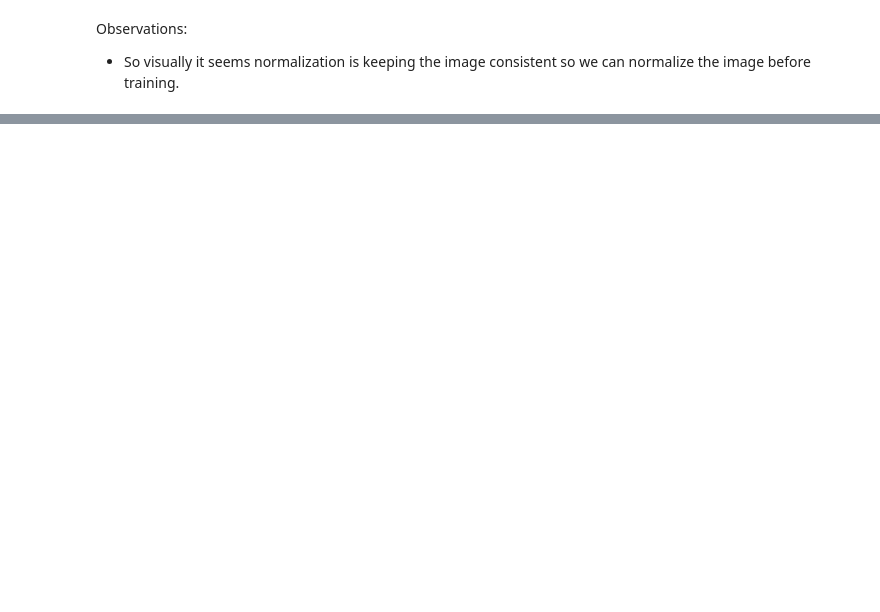
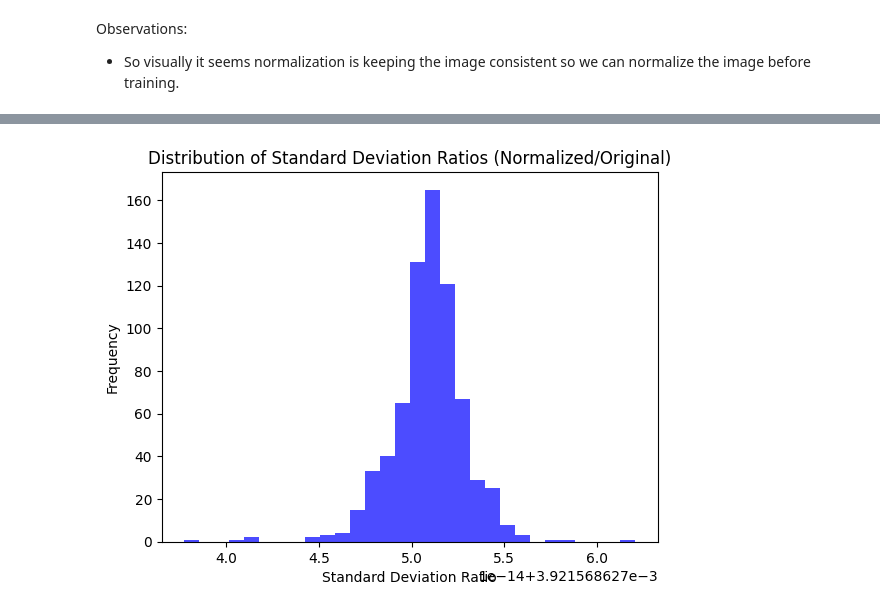
Before and after one commit to gaurangdave/mnist_digits_recognition, a Jupyter notebook: notebooks/01_explore_data.ipynb, the cells around one changed output, grey strips where cells are left out. Drawn from its saved outputs; the diff is of its cells as text; code cells hidden in the pictures; blank space fills up the shorter version.

```diff
--- a/notebooks/01_explore_data.ipynb
+++ b/notebooks/01_explore_data.ipynb
@@ -339,0 +357,10 @@ Observations:
+# %%
+# Compute per-feature standard deviations
+original_std = mnist_train_set.iloc[:, :-1].std()
+normalized_std = normalized_train_set.iloc[:, :-1].std()
+# %%
+# Calculate the ratio of normalized std to original std
+std_ratio = normalized_std / original_std
+
+# Check the overall statistics of the ratio
+std_ratio.describe()
@@ -339,0 +378,8 @@ Observations:
+# %%
+plt.hist(std_ratio, bins=30, color='blue', alpha=0.7)
+plt.title('Distribution of Standard Deviation Ratios (Normalized/Original)')
+plt.xlabel('Standard Deviation Ratio')
+plt.ylabel('Frequency')
+plt.show()
+# %% [output]
+[figure, added]
```
Also changed, not shown: parts of 9 cells of this notebook.
